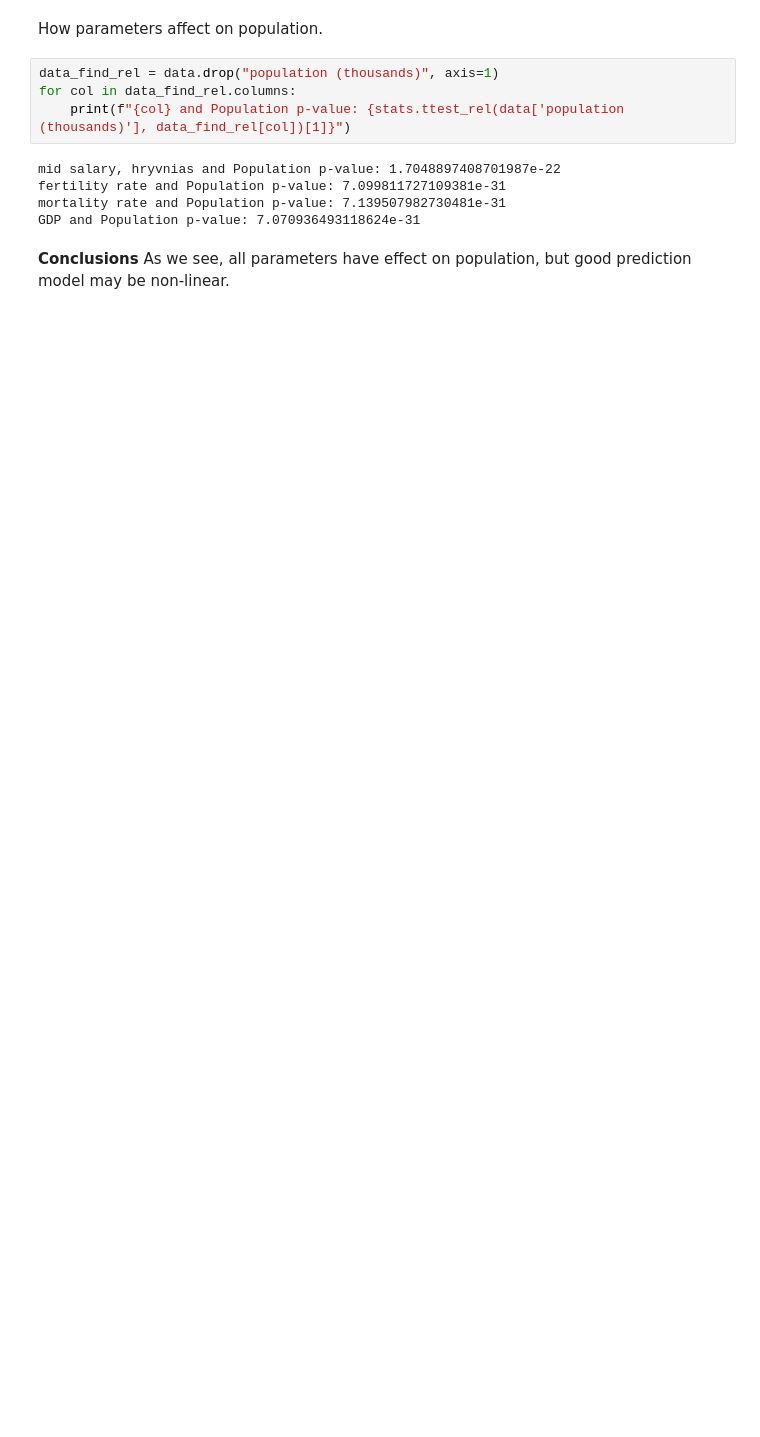
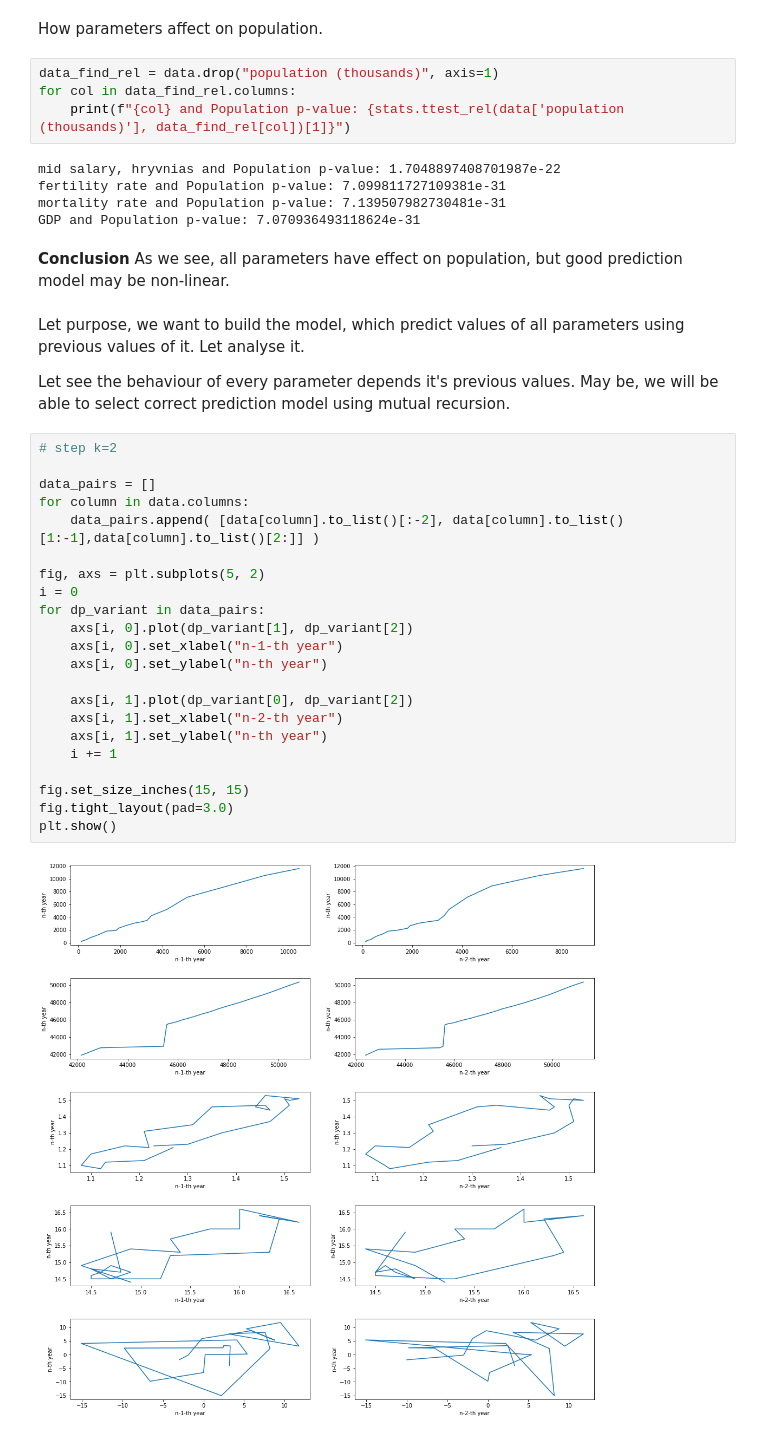
Before and after one commit to LordAdwond/population_prediction_Ukraine, a Jupyter notebook: EDA.ipynb, the cells around one changed output. Saved outputs shown, nothing was run; the diff lists cells and outputs as text; blank space fills up the shorter version.

Commit message:
Additional EDA and new experiments with predict
Some additional EDA was made. Using results of it, some tests with new prediction model is made. There is no good prediction yet.

```diff
--- a/EDA.ipynb
+++ b/EDA.ipynb
@@ -57,5 +57,33 @@ fertility rate and Population p-value: 7.099811727109381e-31
 mortality rate and Population p-value: 7.139507982730481e-31
 GDP and Population p-value: 7.070936493118624e-31
 # %% [markdown]
-**Conclusions**
+**Conclusion**
 As we see, all parameters have effect on population, but good prediction model may be non-linear.
+# %% [markdown]
+Let purpose, we want to build the model, which predict values of all parameters using previous values of it. Let analyse it.
+
+Let see the behaviour of every parameter depends it's previous values. May be, we will be able to select correct prediction model using mutual recursion.
+# %%
+# step k=2
+
+data_pairs = []
+for column in data.columns:
+    data_pairs.append( [data[column].to_list()[:-2], data[column].to_list()[1:-1],data[column].to_list()[2:]] )
+
+fig, axs = plt.subplots(5, 2)
+i = 0
+for dp_variant in data_pairs:
+    axs[i, 0].plot(dp_variant[1], dp_variant[2])
+    axs[i, 0].set_xlabel("n-1-th year")
+    axs[i, 0].set_ylabel("n-th year")
+
+    axs[i, 1].plot(dp_variant[0], dp_variant[2])
+    axs[i, 1].set_xlabel("n-2-th year")
+    axs[i, 1].set_ylabel("n-th year")
+    i += 1
+
+fig.set_size_inches(15, 15)
+fig.tight_layout(pad=3.0)
+plt.show()
+# %% [output]
+[figure, added]
```
Also changed, not shown: parts of 3 cells of this notebook.
